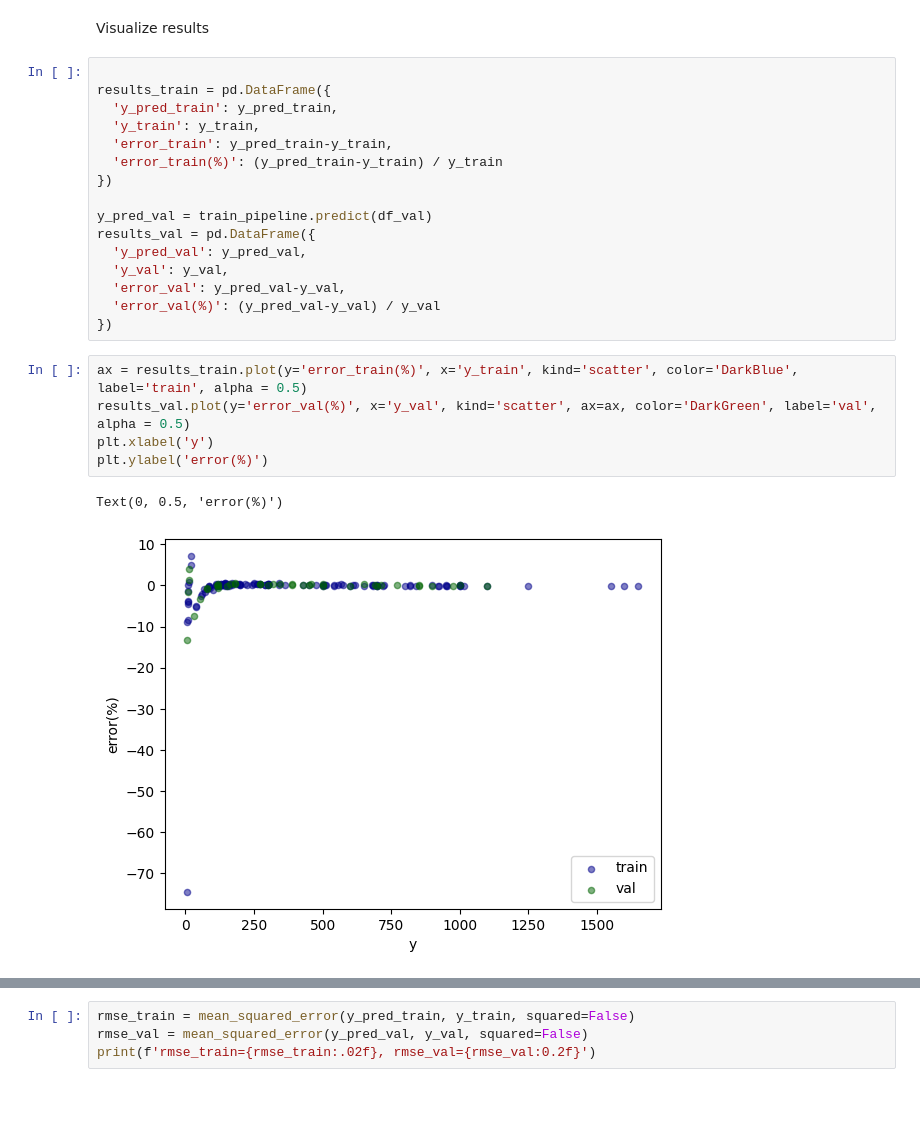
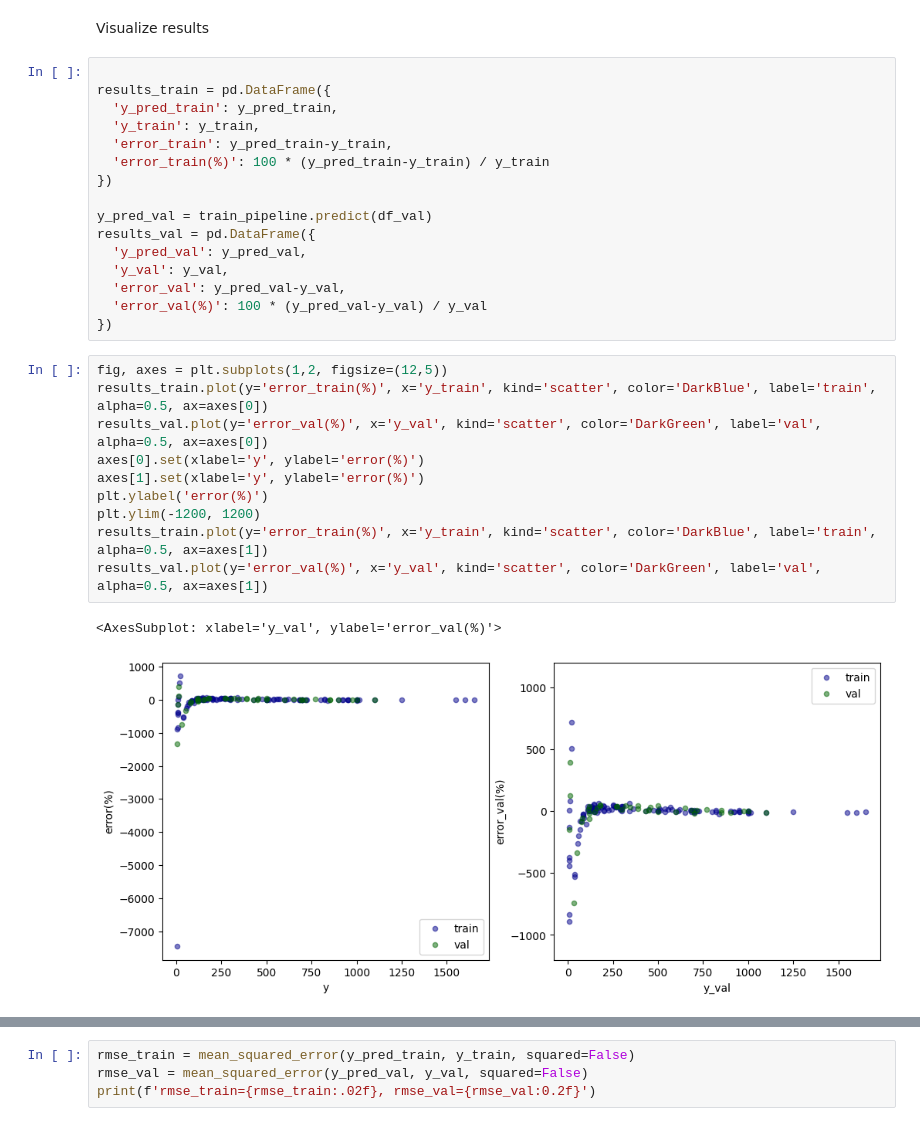
Before and after one commit to MarcosMJD/ml-fish-weight-predition, a Jupyter notebook: development/notebook.ipynb, the cells around one changed output, grey strips where cells are left out. Saved outputs shown, nothing was run; the diff lists cells and outputs as text; blank space fills up the shorter version.

Commit message:
Check % error of XGBoost - Compare with linear regression

```diff
--- a/development/notebook.ipynb
+++ b/development/notebook.ipynb
@@ -324,7 +324,7 @@ results_train = pd.DataFrame({
   'y_pred_train': y_pred_train,
   'y_train': y_train,
   'error_train': y_pred_train-y_train,
-  'error_train(%)': (y_pred_train-y_train) / y_train
+  'error_train(%)': 100 * (y_pred_train-y_train) / y_train
 })
 
 y_pred_val = train_pipeline.predict(df_val)
@@ -332,16 +332,21 @@ results_val = pd.DataFrame({
   'y_pred_val': y_pred_val,
   'y_val': y_val,
   'error_val': y_pred_val-y_val,
-  'error_val(%)': (y_pred_val-y_val) / y_val
+  'error_val(%)': 100 * (y_pred_val-y_val) / y_val
 })
 # %%
-ax = results_train.plot(y='error_train(%)', x='y_train', kind='scatter', color='DarkBlue', label='train', alpha = 0.5)
-results_val.plot(y='error_val(%)', x='y_val', kind='scatter', ax=ax, color='DarkGreen', label='val', alpha = 0.5)
-plt.xlabel('y')
+fig, axes = plt.subplots(1,2, figsize=(12,5))
+results_train.plot(y='error_train(%)', x='y_train', kind='scatter', color='DarkBlue', label='train', alpha=0.5, ax=axes[0])
+results_val.plot(y='error_val(%)', x='y_val', kind='scatter', color='DarkGreen', label='val', alpha=0.5, ax=axes[0])
+axes[0].set(xlabel='y', ylabel='error(%)')
+axes[1].set(xlabel='y', ylabel='error(%)')
 plt.ylabel('error(%)')
+plt.ylim(-1200, 1200)
+results_train.plot(y='error_train(%)', x='y_train', kind='scatter', color='DarkBlue', label='train', alpha=0.5, ax=axes[1])
+results_val.plot(y='error_val(%)', x='y_val', kind='scatter', color='DarkGreen', label='val', alpha=0.5, ax=axes[1])
 # %% [output]
-Text(0, 0.5, 'error(%)')
+<AxesSubplot: xlabel='y_val', ylabel='error_val(%)'>
-[figure, old version]
+[figure, new version]
 # %%
 # Outlier?
 results_train.iloc[y_train.argmin()]
```
Also changed, not shown: parts of 26 cells of this notebook.
